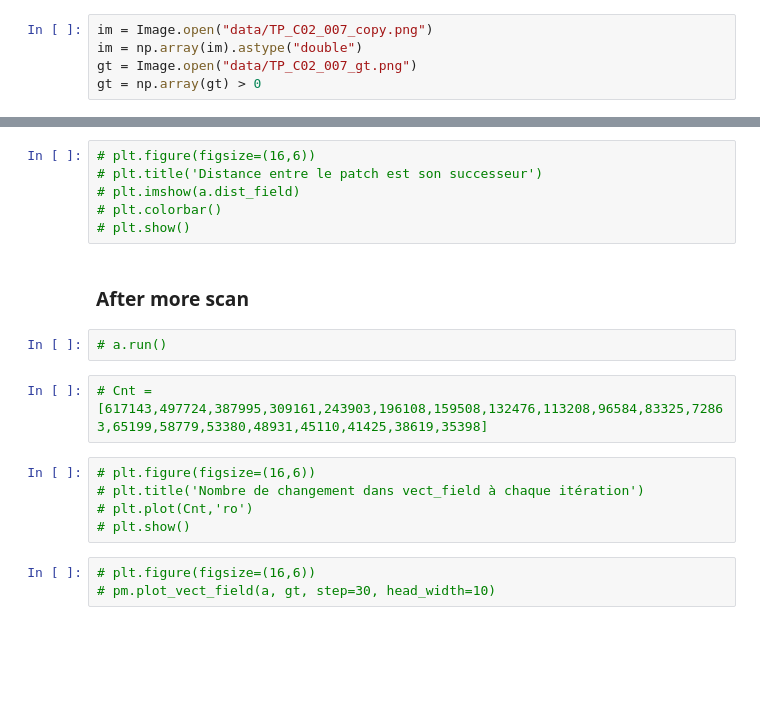
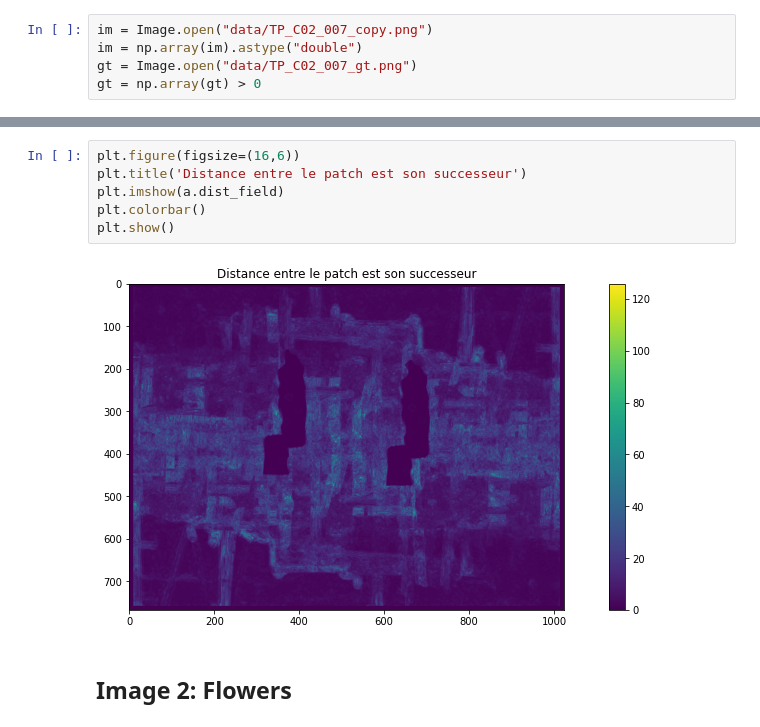
Before and after one commit to decarpentierg/patchmatch, a Jupyter notebook: notebooks/test.ipynb, the cells around one changed output, grey strips where cells are left out. Drawn from its saved outputs; the diff is of its cells as text; blank space fills up the shorter version.

```diff
--- a/notebooks/test.ipynb
+++ b/notebooks/test.ipynb
@@ -61,20 +117,10 @@ plt.show()
 # %%
-# plt.figure(figsize=(16,6))
-# plt.title('Distance entre le patch est son successeur')
-# plt.imshow(a.dist_field)
-# plt.colorbar()
-# plt.show()
+plt.figure(figsize=(16,6))
+plt.title('Distance entre le patch est son successeur')
+plt.imshow(a.dist_field)
+plt.colorbar()
+plt.show()
+# %% [output]
+[figure, added]
 # %% [markdown]
-### After more scan
+## Image 2: Flowers
-# %%
-# a.run()
-# %%
-# Cnt = [617143,497724,387995,309161,243903,196108,159508,132476,113208,96584,83325,72863,65199,58779,53380,48931,45110,41425,38619,35398]
-# %%
-# plt.figure(figsize=(16,6))
-# plt.title('Nombre de changement dans vect_field à chaque itération')
-# plt.plot(Cnt,'ro')
-# plt.show()
-# %%
-# plt.figure(figsize=(16,6))
-# pm.plot_vect_field(a, gt, step=30, head_width=10)
```
Also changed, not shown: parts of 32 cells of this notebook, 2 other files.
